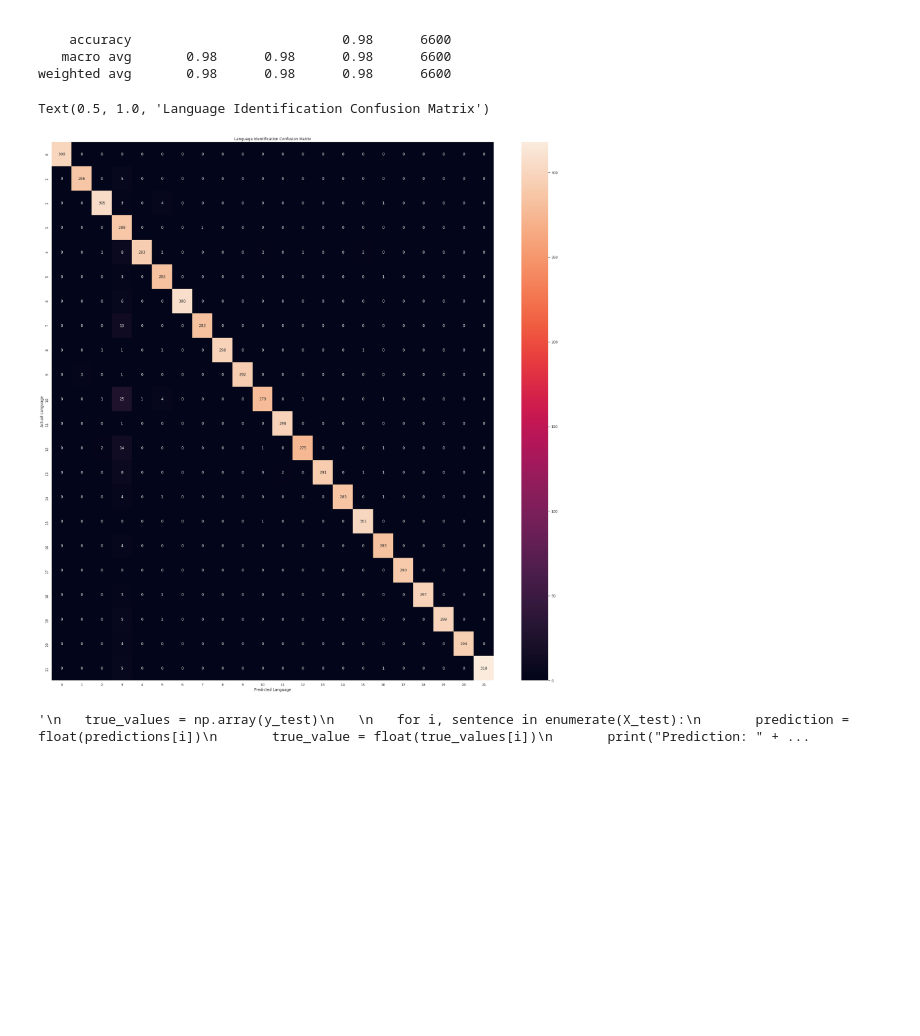
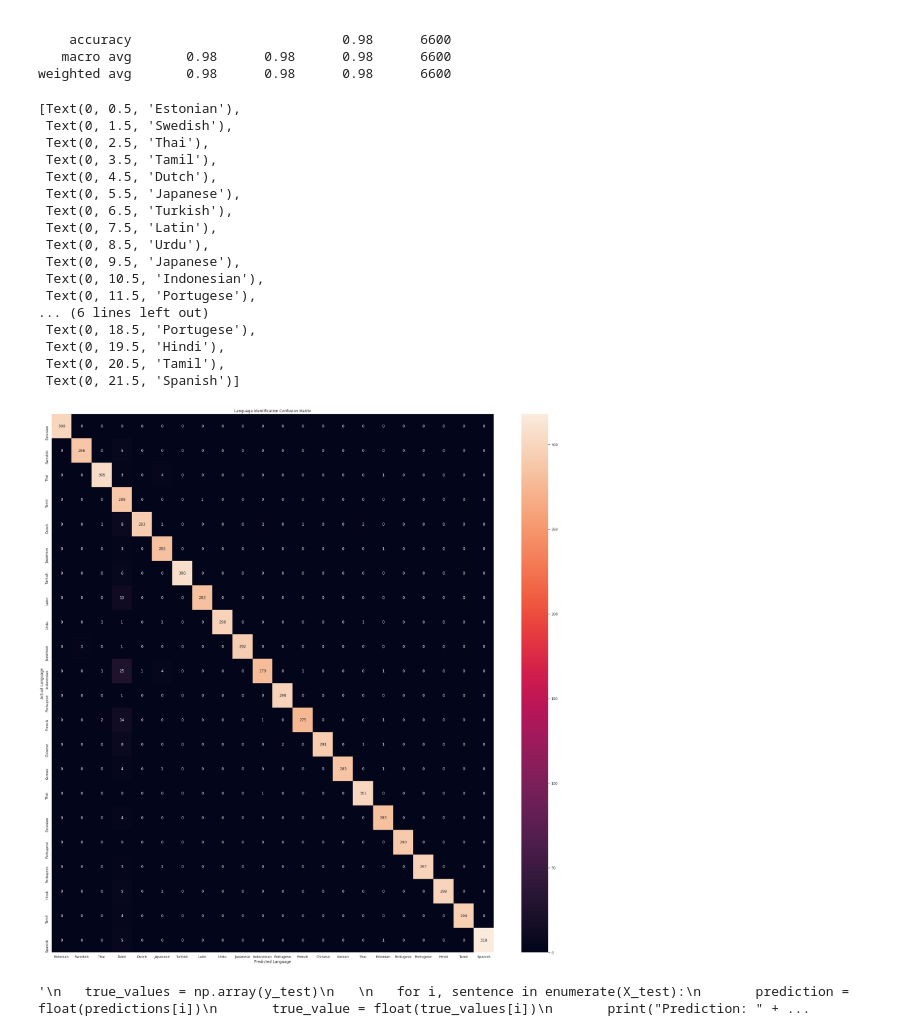
Before and after one commit to amit-kumar56/language_prediction, a Jupyter notebook: language_prediction.ipynb, the cells around one changed output. Saved outputs shown, nothing was run; the diff lists cells and outputs as text; code cells hidden in the pictures; blank space fills up the shorter version.

```diff
--- a/language_prediction.ipynb
+++ b/language_prediction.ipynb
@@ -207,6 +207,8 @@ X_train, X_test, y_train, y_test = train_test_split(x,
                                                     y,
                                                     test_size = 0.3,
                                                     random_state = 42)
+# %%
+X_test=tfidf_vect.fit_transform(X_test)
 # %%
 
 model = MultinomialNB()
@@ -253,22 +255,38 @@ weighted avg       0.98      0.98      0.98      6600
 # %%
 from sklearn.metrics import accuracy_score, confusion_matrix, classification_report
 from sklearn.model_selection import cross_val_score
 import os
 import seaborn as sns; sns.set()
 import matplotlib.pyplot as plt
 plt.figure(figsize=(32, 32))
 cm = confusion_matrix(y_test, predictions)
 
 ax = sns.heatmap(cm, annot = True, fmt = "d")
 
 ax.set_xlabel('Predicted Language')
 ax.set_ylabel('Actual Language')
 ax.set_title('Language Identification Confusion Matrix')
-#ax.set_xticklabels(labels.values())
-#ax.set_yticklabels(labels.values())
+ax.set_xticklabels(y)
+ax.set_yticklabels(y)
 # %% [output]
-Text(0.5, 1.0, 'Language Identification Confusion Matrix')
+[Text(0, 0.5, 'Estonian'),
+ Text(0, 1.5, 'Swedish'),
+ Text(0, 2.5, 'Thai'),
+ Text(0, 3.5, 'Tamil'),
+ Text(0, 4.5, 'Dutch'),
+ Text(0, 5.5, 'Japanese'),
+ Text(0, 6.5, 'Turkish'),
+ Text(0, 7.5, 'Latin'),
+ Text(0, 8.5, 'Urdu'),
+ Text(0, 9.5, 'Japanese'),
+ Text(0, 10.5, 'Indonesian'),
+ Text(0, 11.5, 'Portugese'),
+... (6 lines left out)
+ Text(0, 18.5, 'Portugese'),
+ Text(0, 19.5, 'Hindi'),
+ Text(0, 20.5, 'Tamil'),
+ Text(0, 21.5, 'Spanish')]
-[figure, old version]
+[figure, new version]
 # %%
  '''
     true_values = np.array(y_test)
```
Also changed, not shown: parts of 1 cell of this notebook.
